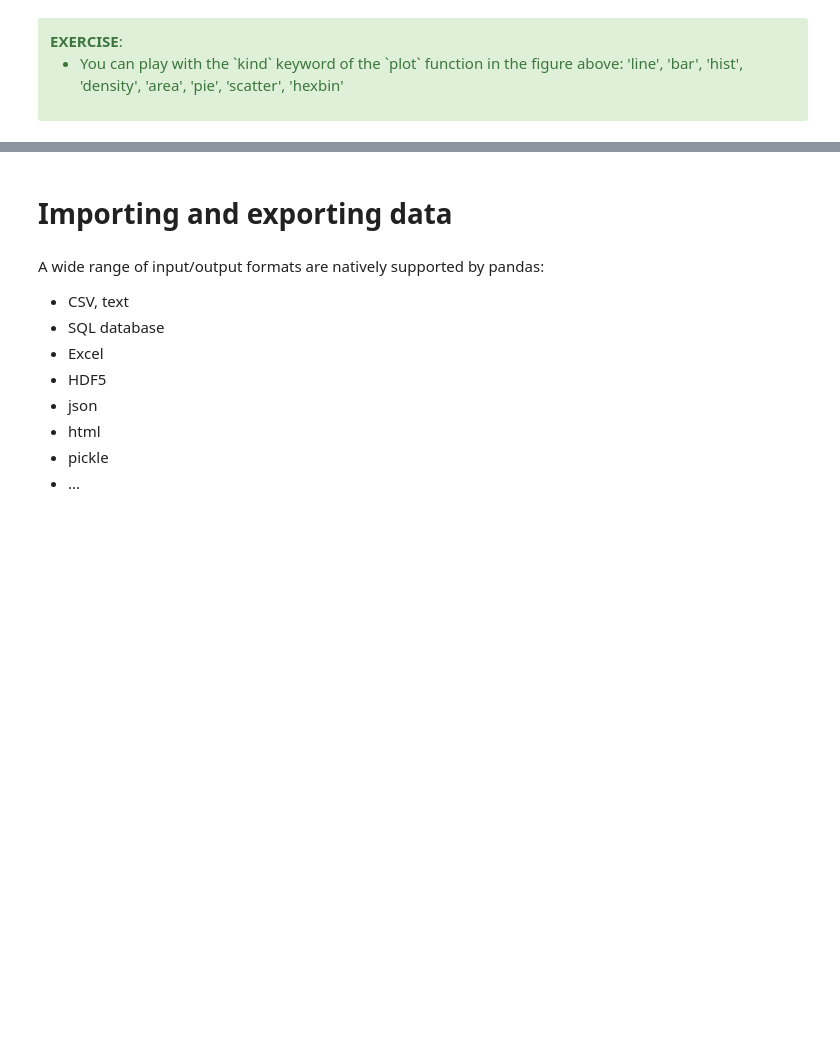
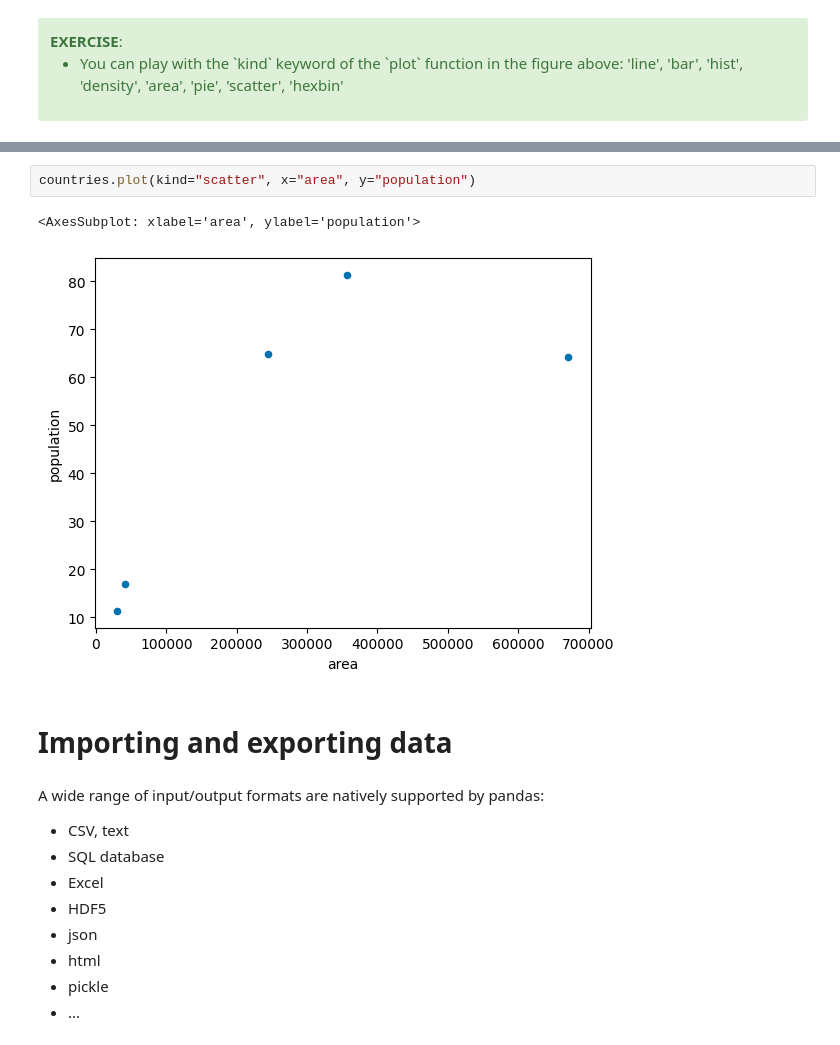
Before and after one commit to baptiste-pasquier/datacamp-master, a Jupyter notebook: 01_pandas/01-pandas_overview.ipynb, the cells around one changed output, grey strips where cells are left out. Saved outputs shown, nothing was run; the diff lists cells and outputs as text; blank space fills up the shorter version.

```diff
--- a/01_pandas/01-pandas_overview.ipynb
+++ b/01_pandas/01-pandas_overview.ipynb
@@ -179,3 +345,8 @@ countries["population"].plot(kind="barh")
+# %%
+countries.plot(kind="scatter", x="area", y="population")
+# %% [output]
+<AxesSubplot: xlabel='area', ylabel='population'>
+[figure, added]
 # %% [markdown]
 # Importing and exporting data
 # %% [markdown]
```
Also changed, not shown: parts of 163 cells of this notebook.
